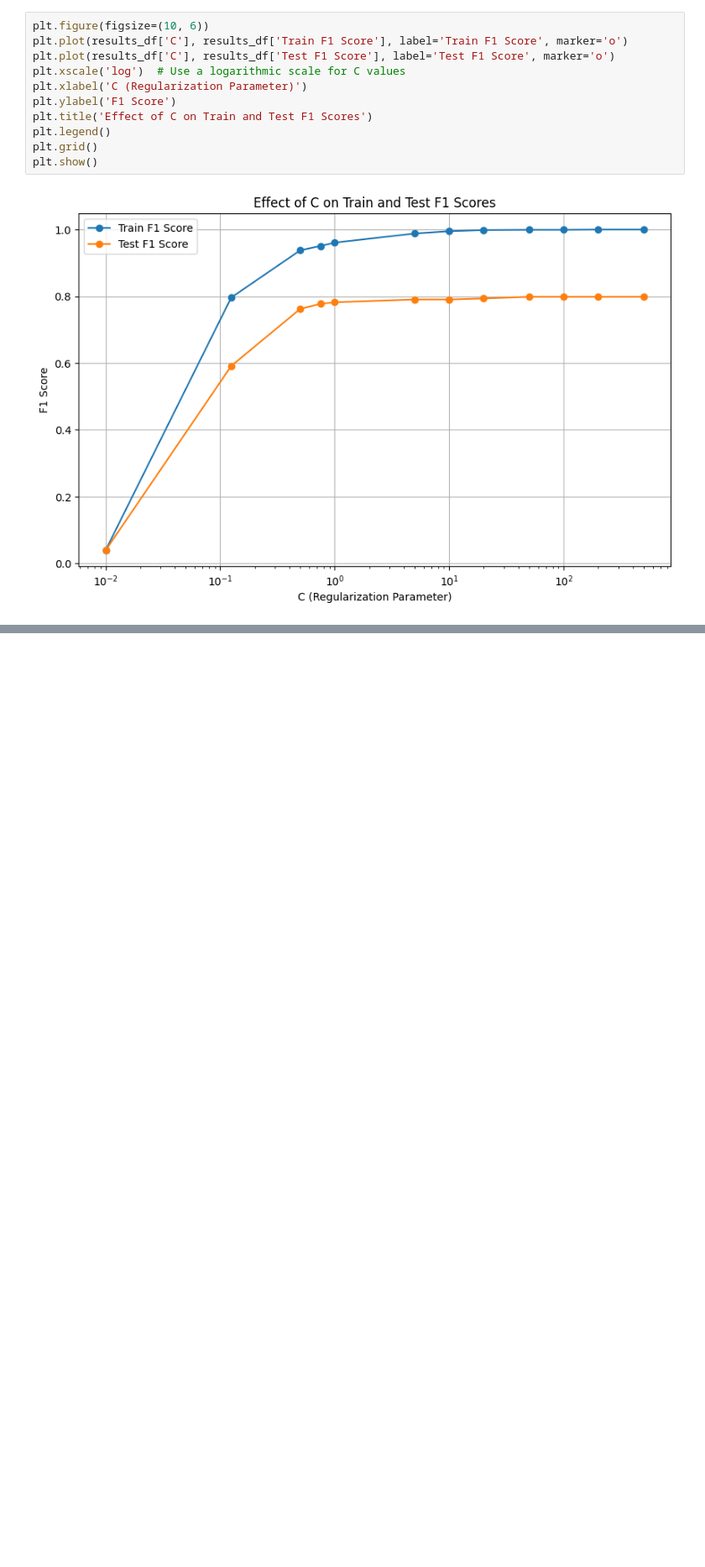
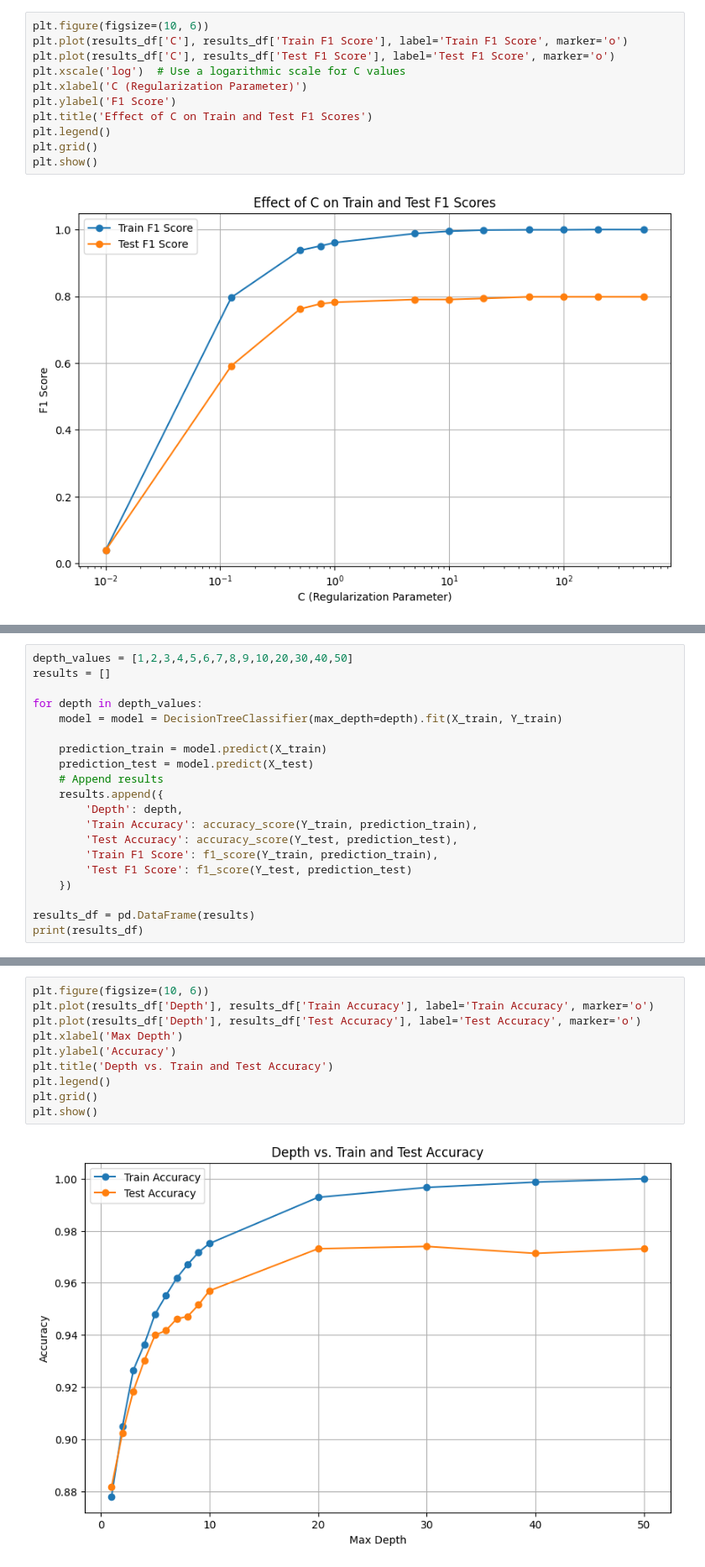
Before and after one commit to deepanshu800/HamOrSpam, a Jupyter notebook: notebooks/model_selection.ipynb, the cells around one changed output, grey strips where cells are left out. Shown at 84% size. Cells and saved outputs as stored; diff of their text form; blank space fills up the shorter version.

```diff
--- a/notebooks/model_selection.ipynb
+++ b/notebooks/model_selection.ipynb
@@ -869,0 +925,20 @@ plt.show()
+# %%
+depth_values = [1,2,3,4,5,6,7,8,9,10,20,30,40,50]
+results = []
+
+for depth in depth_values:
+    model = model = DecisionTreeClassifier(max_depth=depth).fit(X_train, Y_train)
+
+    prediction_train = model.predict(X_train)
+    prediction_test = model.predict(X_test)
+    # Append results
+    results.append({
+        'Depth': depth,
+        'Train Accuracy': accuracy_score(Y_train, prediction_train),
+        'Test Accuracy': accuracy_score(Y_test, prediction_test),
+        'Train F1 Score': f1_score(Y_train, prediction_train),
+        'Test F1 Score': f1_score(Y_test, prediction_test)
+    })
+
+results_df = pd.DataFrame(results)
+print(results_df)
@@ -869,0 +961,12 @@ plt.show()
+# %%
+plt.figure(figsize=(10, 6))
+plt.plot(results_df['Depth'], results_df['Train Accuracy'], label='Train Accuracy', marker='o')
+plt.plot(results_df['Depth'], results_df['Test Accuracy'], label='Test Accuracy', marker='o')
+plt.xlabel('Max Depth')
+plt.ylabel('Accuracy')
+plt.title('Depth vs. Train and Test Accuracy')
+plt.legend()
+plt.grid()
+plt.show()
+# %% [output]
+[figure, added]
```
Also changed, not shown: parts of 29 cells of this notebook.
